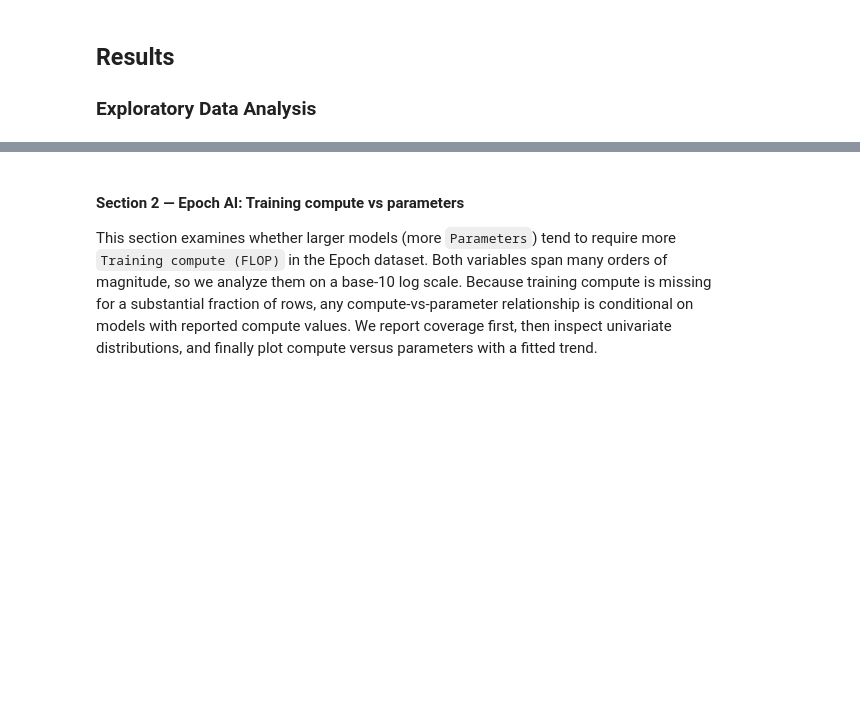
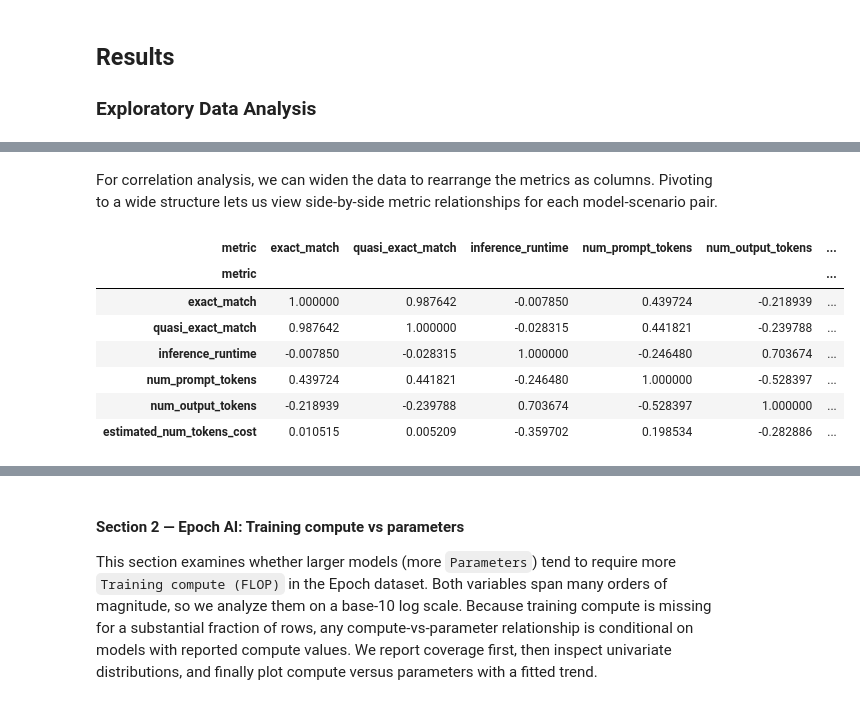
Before and after one commit to COGS108/Group090_WI26, a Jupyter notebook: 02-EDACheckpoint.ipynb, the cells around one changed output, grey strips where cells are left out. Cells and saved outputs as stored; diff of their text form; code cells hidden in the pictures; blank space fills up the shorter version.

```diff
--- a/02-EDACheckpoint.ipynb
+++ b/02-EDACheckpoint.ipynb
@@ -384,0 +399,18 @@ Some more words and stuff.  Remember notebooks work best if you interleave the c
+# %% [markdown]
+For correlation analysis, we can widen the data to rearrange the metrics as columns. Pivoting to a wide structure lets us view side-by-side metric relationships for each model-scenario pair.
+# %%
+wide = helm_trim.pivot_table(index=["model"], columns="metric", values="mean", aggfunc="mean")
+
+cols = ["exact_match", "quasi_exact_match", "inference_runtime", "num_prompt_tokens",
+        "num_output_tokens", "estimated_num_tokens_cost"]
+
+wide[cols].corr(numeric_only=True)
+# %% [output]
+| metric | exact_match | quasi_exact_match | inference_runtime | num_prompt_tokens | num_output_tokens | ... |
+| metric |  |  |  |  |  | ... |
+| exact_match | 1.000000 | 0.987642 | -0.007850 | 0.439724 | -0.218939 | ... |
+| quasi_exact_match | 0.987642 | 1.000000 | -0.028315 | 0.441821 | -0.239788 | ... |
+| inference_runtime | -0.007850 | -0.028315 | 1.000000 | -0.246480 | 0.703674 | ... |
+| num_prompt_tokens | 0.439724 | 0.441821 | -0.246480 | 1.000000 | -0.528397 | ... |
+| num_output_tokens | -0.218939 | -0.239788 | 0.703674 | -0.528397 | 1.000000 | ... |
+| estimated_num_tokens_cost | 0.010515 | 0.005209 | -0.359702 | 0.198534 | -0.282886 | ... |
```
Also changed, not shown: parts of 11 cells of this notebook.
